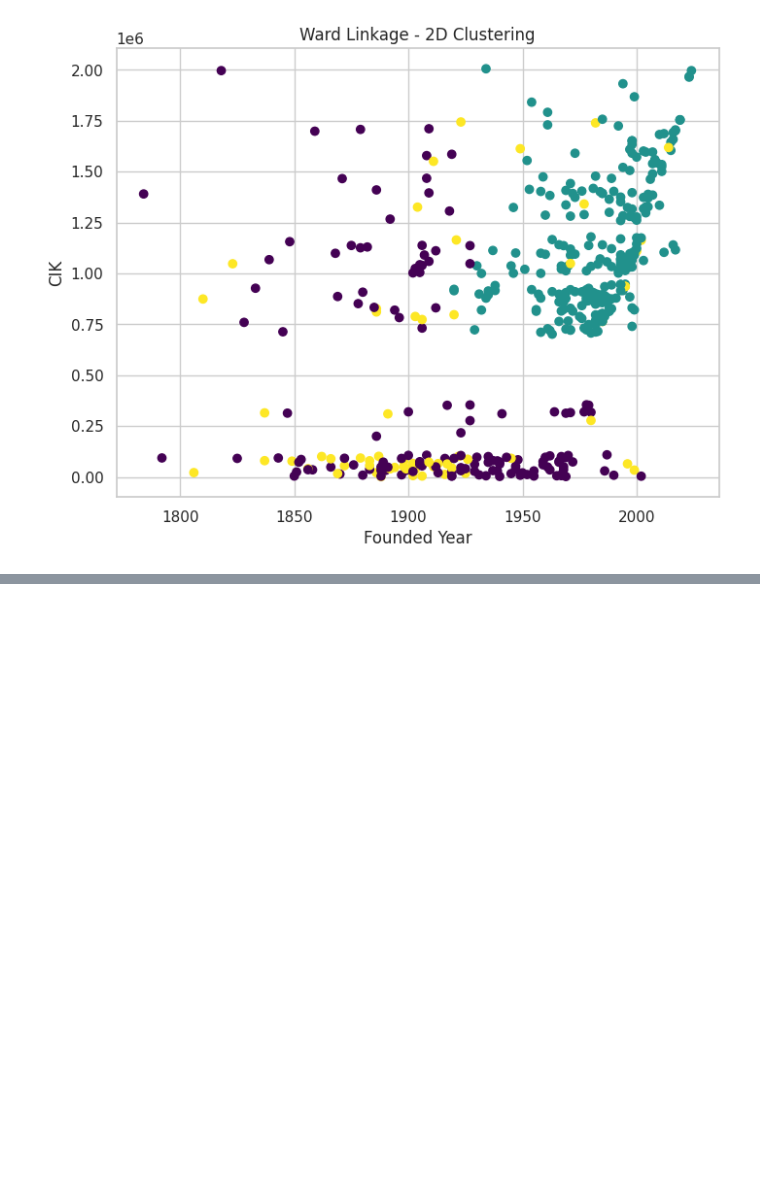
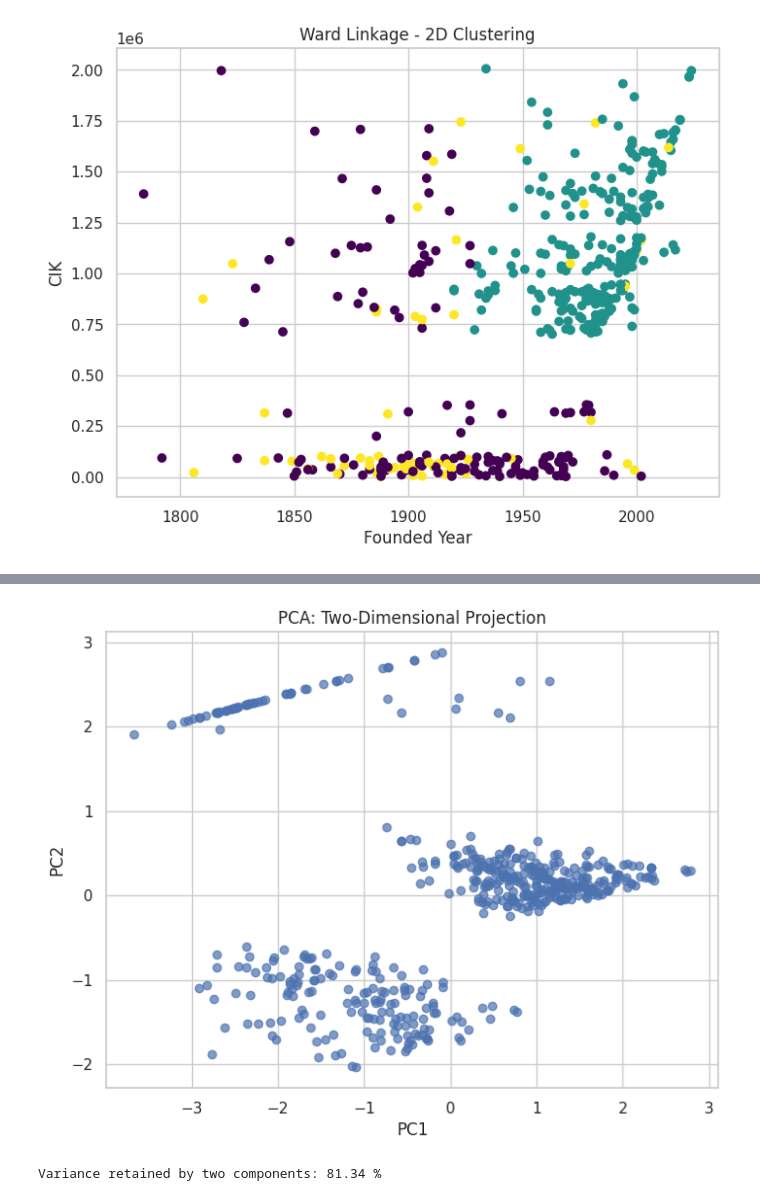
Before and after one commit to nimmakayalaakshaya/akshaya_nimmakayala, a Jupyter notebook: phase1.ipynb, the cells around one changed output, grey strips where cells are left out. Cells and saved outputs as stored; diff of their text form; code cells hidden in the pictures; blank space fills up the shorter version.

```diff
--- a/phase1.ipynb
+++ b/phase1.ipynb
@@ -924,0 +1009,12 @@ Text(0.5, 1.0, 'Ward Linkage - 2D Clustering')
+# %%
+if numeric_data.shape[1] == 0:
+    print("No numeric columns available for PCA.")
+else:
+    imputer = SimpleImputer(strategy="mean")
+    numeric_data = pd.DataFrame(
+        imputer.fit_transform(numeric_data),
+        columns=numeric_data.columns
+    )
+
+    print("Missing values after cleaning:")
+    print(numeric_data.isnull().sum())
@@ -924,0 +1103,24 @@ Text(0.5, 1.0, 'Ward Linkage - 2D Clustering')
+# %%
+if numeric_data.shape[1] >= 2:
+    pca_2d = PCA(n_components=2)
+    result_2d = pca_2d.fit_transform(data_scaled)
+
+    pca_df = pd.DataFrame(
+        result_2d,
+        columns=["PC1", "PC2"]
+    )
+
+    plt.figure(figsize=(8, 6))
+    plt.scatter(pca_df["PC1"], pca_df["PC2"], alpha=0.7)
+    plt.xlabel("PC1")
+    plt.ylabel("PC2")
+    plt.title("PCA: Two-Dimensional Projection")
+    plt.show()
+
+    print("Variance retained by two components:",
+          round(pca_2d.explained_variance_ratio_.sum() * 100, 2), "%")
+else:
+    print("At least two numeric features are needed for a 2D PCA plot.")
+# %% [output]
+[figure, added]
+Variance retained by two components: 81.34 %
```
Also changed, not shown: parts of 10 cells of this notebook.
